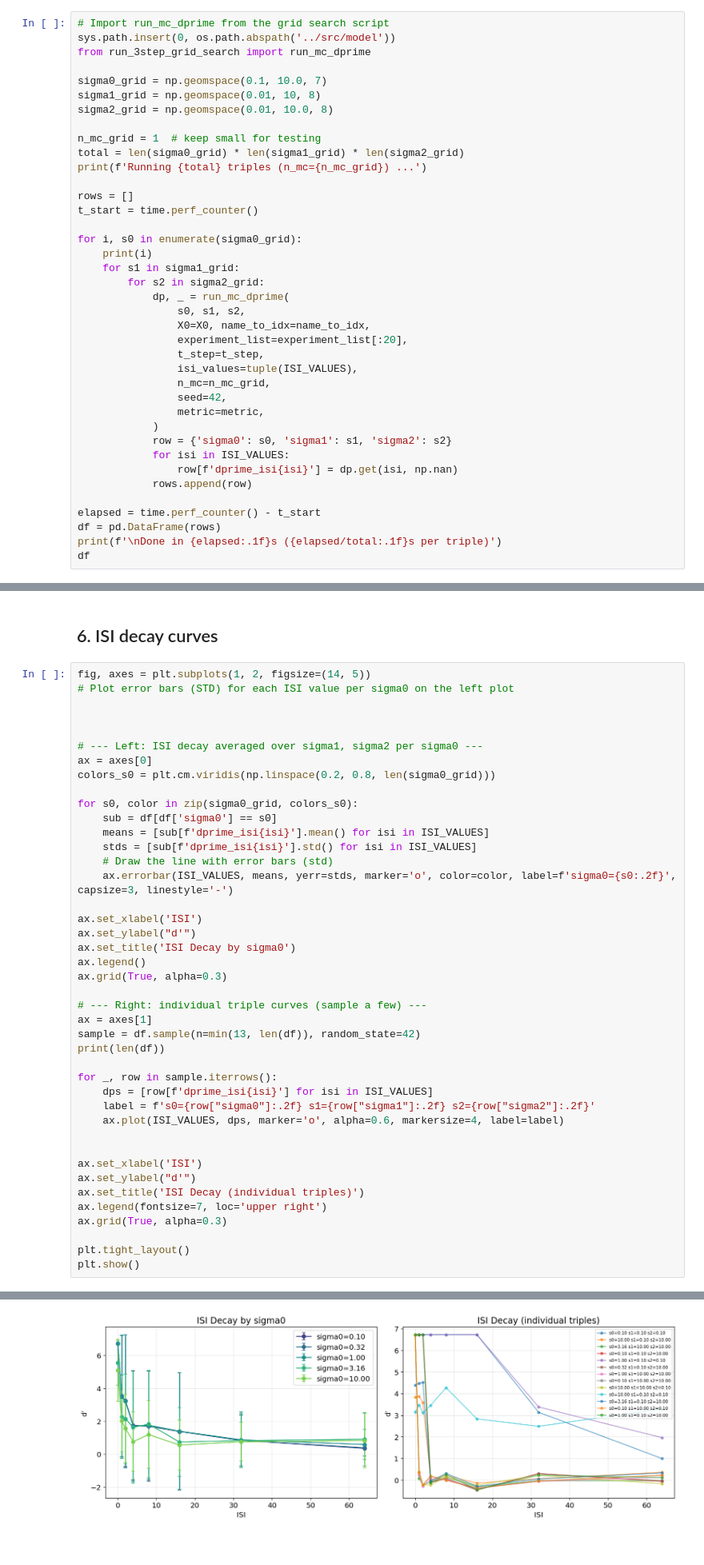
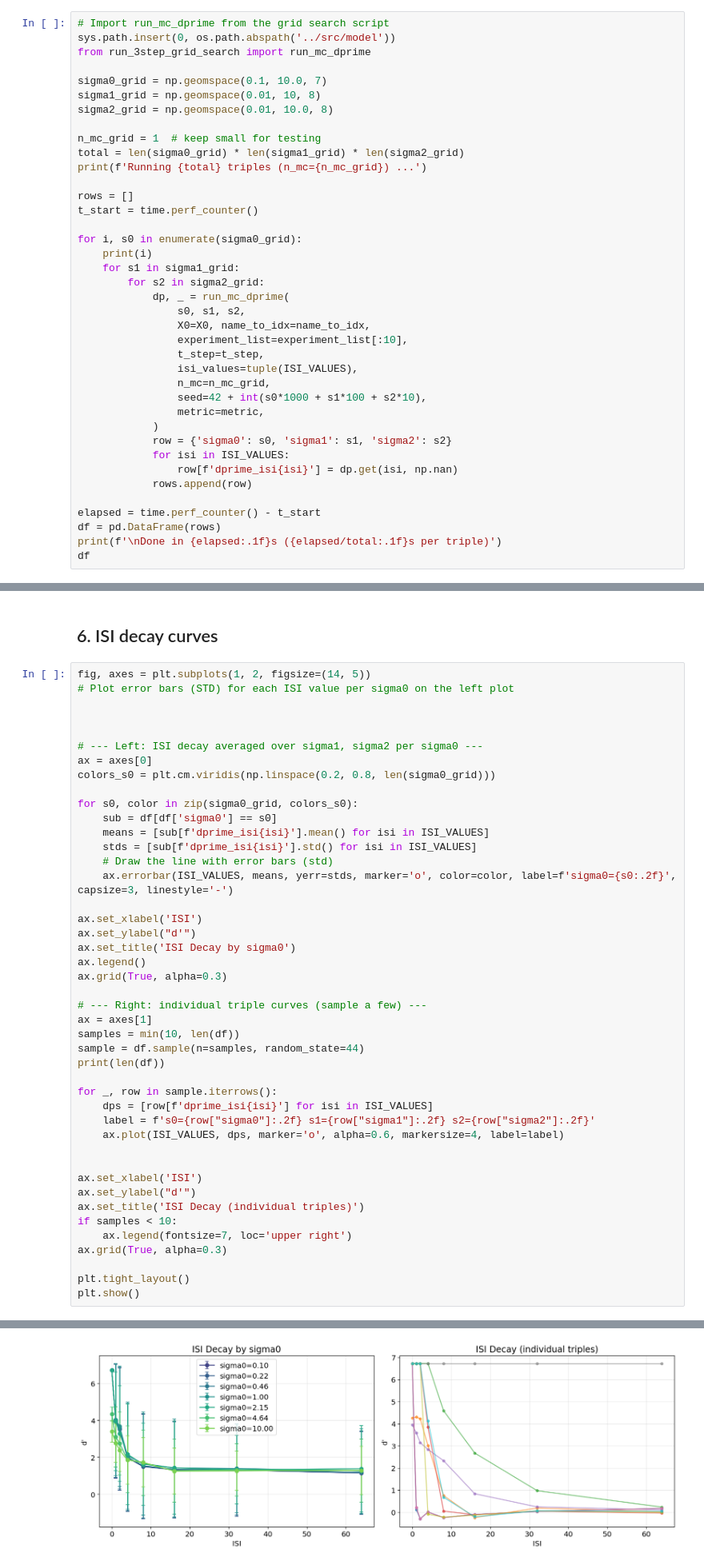
Before and after one commit to bjmedina/memory, a Jupyter notebook: notebooks/test_3step_grid_search.ipynb, the cells around one changed output, grey strips where cells are left out. Shown at 80% size. Cells and saved outputs as stored; diff of their text form.

```diff
--- a/notebooks/test_3step_grid_search.ipynb
+++ b/notebooks/test_3step_grid_search.ipynb
@@ -258,11 +258,11 @@ for i, s0 in enumerate(sigma0_grid):
             dp, _ = run_mc_dprime(
                 s0, s1, s2,
                 X0=X0, name_to_idx=name_to_idx,
-                experiment_list=experiment_list[:20],
+                experiment_list=experiment_list[:10],
                 t_step=t_step,
                 isi_values=tuple(ISI_VALUES),
                 n_mc=n_mc_grid,
-                seed=42,
+                seed=42 + int(s0*1000 + s1*100 + s2*10),
                 metric=metric,
             )
             row = {'sigma0': s0, 'sigma1': s1, 'sigma2': s2}
@@ -305,7 +325,8 @@ ax.grid(True, alpha=0.3)
 
 # --- Right: individual triple curves (sample a few) ---
 ax = axes[1]
-sample = df.sample(n=min(13, len(df)), random_state=42)
+samples = min(10, len(df))
+sample = df.sample(n=samples, random_state=44)
 print(len(df))
 
 for _, row in sample.iterrows():
@@ -317,7 +338,8 @@ for _, row in sample.iterrows():
 ax.set_xlabel('ISI')
 ax.set_ylabel("d'")
 ax.set_title('ISI Decay (individual triples)')
-ax.legend(fontsize=7, loc='upper right')
+if samples < 10:
+    ax.legend(fontsize=7, loc='upper right')
 ax.grid(True, alpha=0.3)
 
 plt.tight_layout()
@@ -327 +349 @@ plt.show()
-[figure, old version]
+[figure, new version]
```
Also changed, not shown: parts of 7 cells of this notebook, 2 other files.
